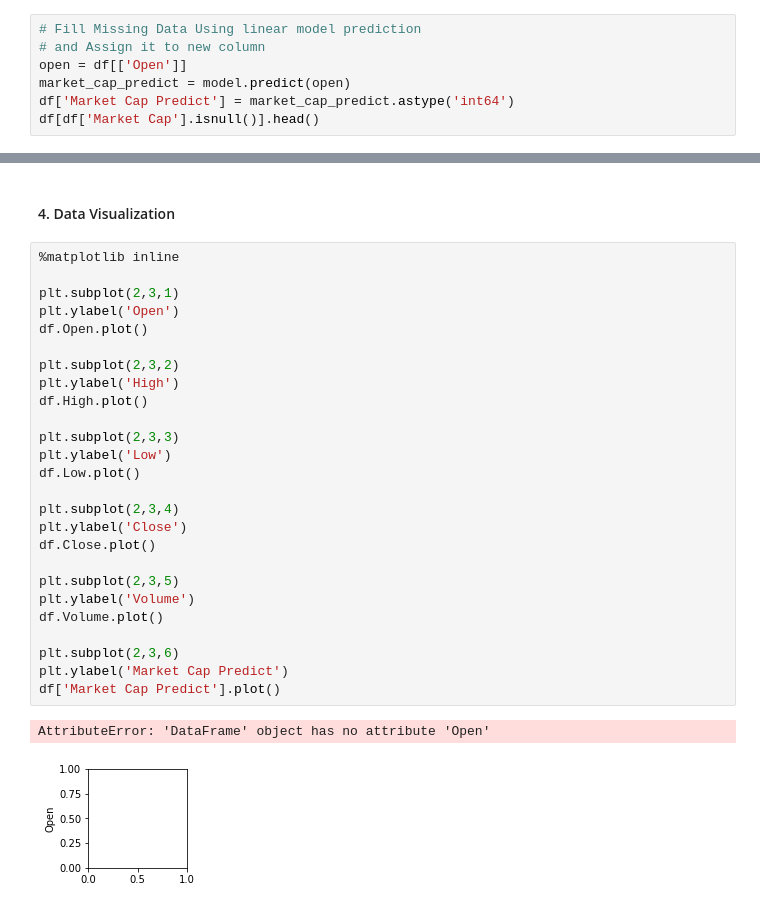
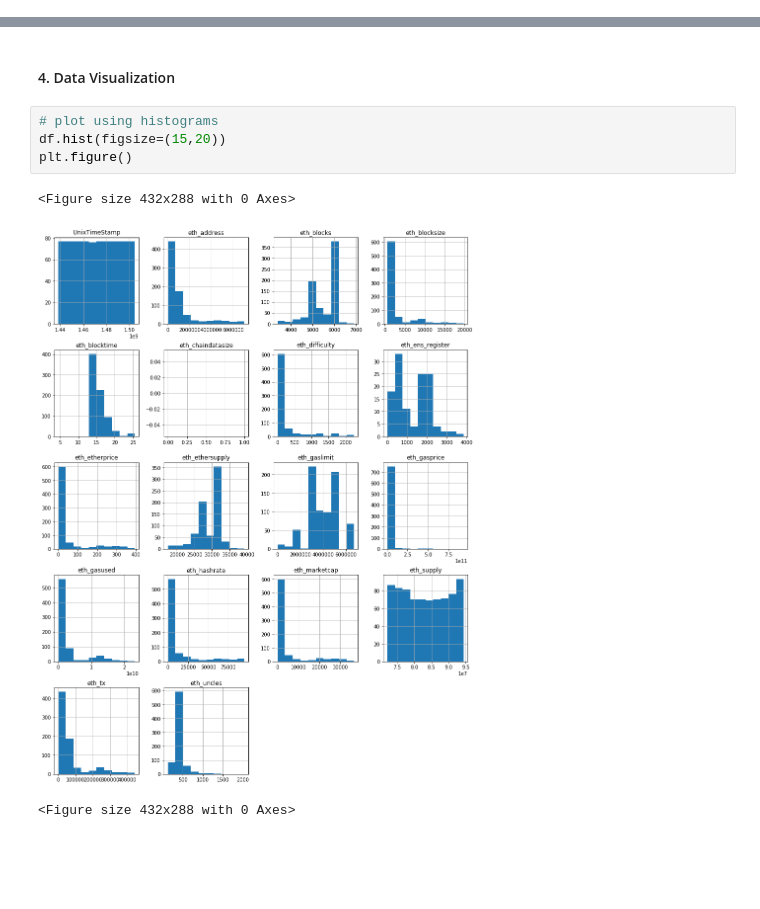
Before and after one commit to Diaa777/BDAssignment, a Jupyter notebook: project2_cryptocoins/notebooks/ethereum_dataset.ipynb, the cells around one changed output, grey strips where cells are left out. Saved outputs shown, nothing was run; the diff lists cells and outputs as text; blank space fills up the shorter version.

```diff
--- a/project2_cryptocoins/notebooks/ethereum_dataset.ipynb
+++ b/project2_cryptocoins/notebooks/ethereum_dataset.ipynb
@@ -262,7 +204,0 @@ model.score(Open, Market_Cap)
-# %%
-# Fill Missing Data Using linear model prediction
-# and Assign it to new column
-open = df[['Open']]
-market_cap_predict = model.predict(open)
-df['Market Cap Predict'] = market_cap_predict.astype('int64')
-df[df['Market Cap'].isnull()].head()
@@ -277,31 +205,10 @@ df[df['Market Cap'].isnull()].head()
 # %% [markdown]
 #### 4. Data Visualization
-# %%
-%matplotlib inline
-
-plt.subplot(2,3,1)
-plt.ylabel('Open')
-df.Open.plot()
-
-plt.subplot(2,3,2)
-plt.ylabel('High')
-df.High.plot()
-
-plt.subplot(2,3,3)
-plt.ylabel('Low')
-df.Low.plot()
-
-plt.subplot(2,3,4)
-plt.ylabel('Close')
-df.Close.plot()
-
-plt.subplot(2,3,5)
-plt.ylabel('Volume')
-df.Volume.plot()
-
-plt.subplot(2,3,6)
-plt.ylabel('Market Cap Predict')
-df['Market Cap Predict'].plot()
-# %% [output]
-AttributeError: 'DataFrame' object has no attribute 'Open'
-[figure, removed]
+# %%
+# plot using histograms
+df.hist(figsize=(15,20))
+plt.figure()
+# %% [output]
+<Figure size 432x288 with 0 Axes>
+[figure, added]
+<Figure size 432x288 with 0 Axes>
```
Also changed, not shown: parts of 7 cells of this notebook, 5 other files.
